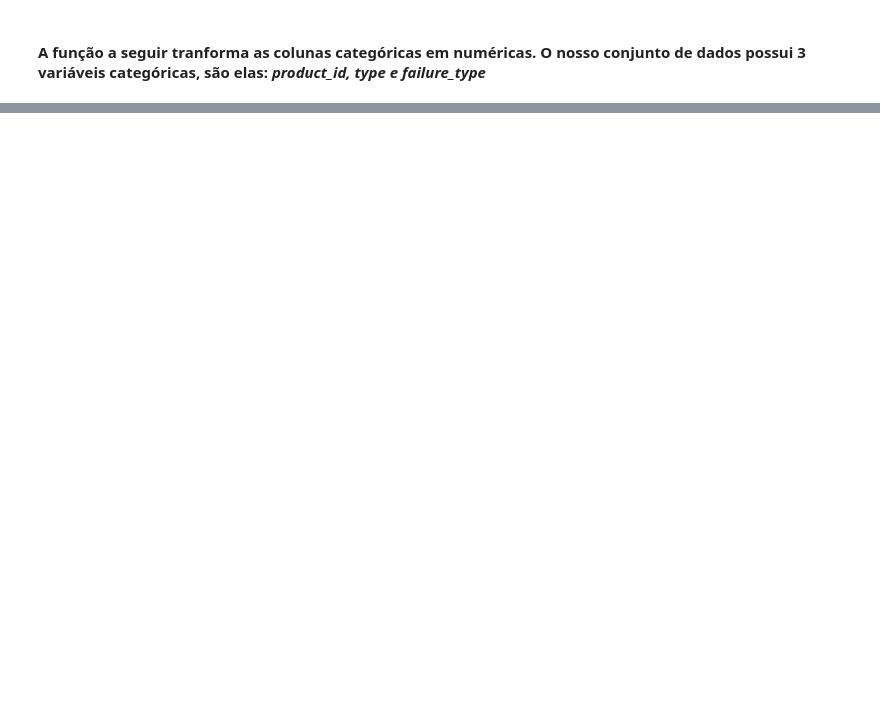
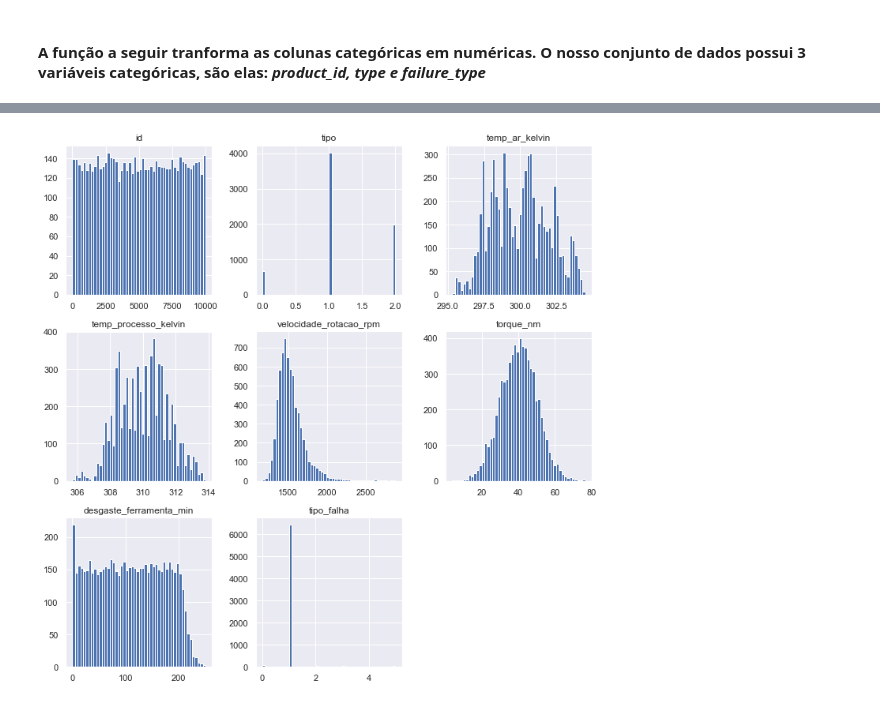
Before and after one commit to ana-rabelo/lighthouse_data_science, a Jupyter notebook: predict_failure.ipynb, the cells around one changed output, grey strips where cells are left out. Drawn from its saved outputs; the diff is of its cells as text; code cells hidden in the pictures; blank space fills up the shorter version.

```diff
--- a/predict_failure.ipynb
+++ b/predict_failure.ipynb
@@ -68,0 +119,6 @@ plt.show()
+# %%
+data_treino.hist(bins=50)
+plt.tight_layout()
+plt.show()
+# %% [output]
+[figure, added]
```
Also changed, not shown: parts of 25 cells of this notebook, 3 other files.
